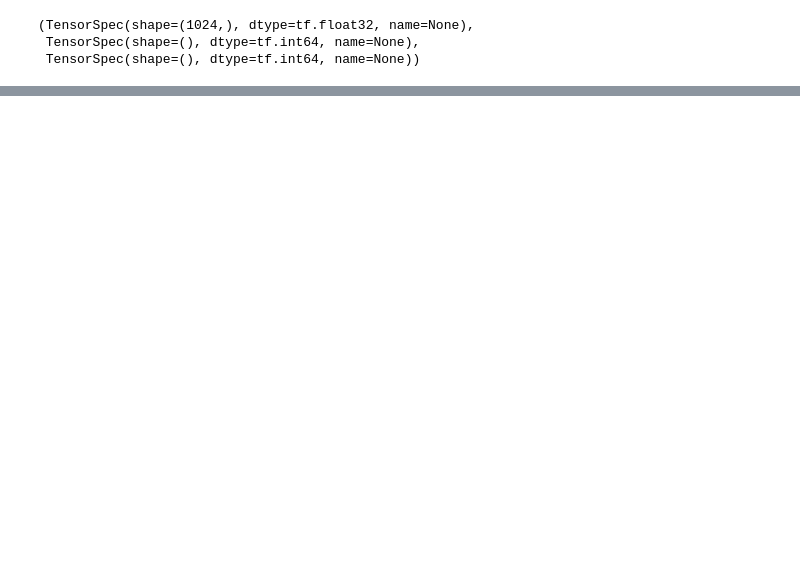
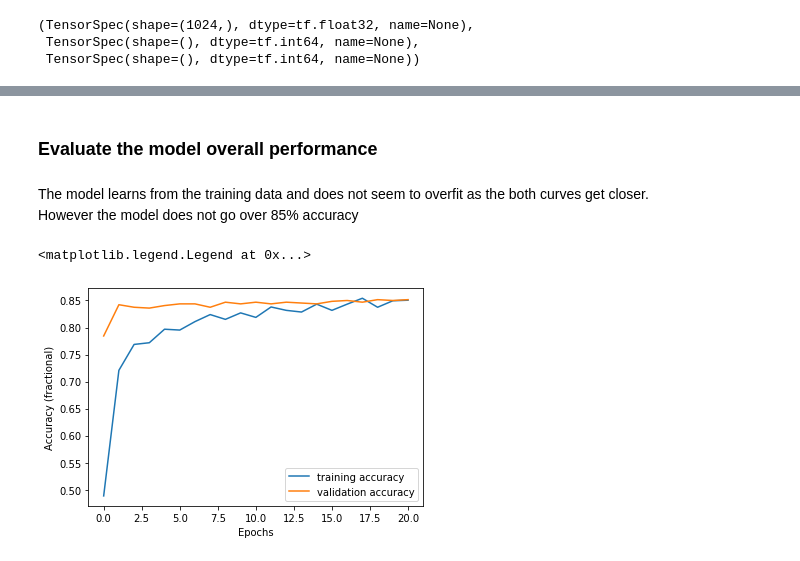
Before and after one commit to Antoine-Cohen/PI2_Hearme, a Jupyter notebook: Classification_audio.ipynb, the cells around one changed output, grey strips where cells are left out. Saved outputs shown, nothing was run; the diff lists cells and outputs as text; code cells hidden in the pictures; blank space fills up the shorter version.

```diff
--- a/Classification_audio.ipynb
+++ b/Classification_audio.ipynb
@@ -115,7 +140,3 @@ sample_rate
 # %%
 class_map_path = yamnet_model.class_map_path().numpy().decode('utf-8')
 class_names =list(pd.read_csv(class_map_path)['display_name'])
-
-for name in class_names[:20]:
-  print(name)
-print('...')
@@ -469,0 +295,23 @@ print(f'[Your model] The main sound is: {your_inferred_class} ({your_top_score})
+# %%
+my_model = tf.keras.Sequential([
+    tf.keras.layers.Input(shape=(1024), dtype=tf.float32,
+                          name='input_embedding'),
+    tf.keras.layers.Dropout(0.4),
+    tf.keras.layers.Dense(64, activation='relu'),
+    tf.keras.layers.Dropout(0.4),
+    tf.keras.layers.Dense(len(cat_list),activation = 'softmax')
+], name='my_model')
+
+
+# my_model = tf.keras.Sequential([
+#     tf.keras.layers.Input(shape=(1024), dtype=tf.float32,
+#                           name='input_embedding'),
+#     tf.keras.layers.BatchNormalization(),
+#     tf.keras.layers.Dropout(0.2),
+#     tf.keras.layers.Dense(512, activation='relu'),
+#     tf.keras.layers.BatchNormalization(),
+#     tf.keras.layers.Dropout(0.2),
+#     tf.keras.layers.Dense(len(cat_list))
+# ], name='my_model')
+
+# my_model.summary()
@@ -469,0 +325,3 @@ print(f'[Your model] The main sound is: {your_inferred_class} ({your_top_score})
+# %%
+es = EarlyStopping(monitor='val_loss', mode='auto', verbose=0,patience=10)
+mc = ModelCheckpoint('best_model.h5', monitor='val_accuracy', mode='max', verbose=1, save_best_only=True)
@@ -469,0 +336,6 @@ print(f'[Your model] The main sound is: {your_inferred_class} ({your_top_score})
+# %%
+history = my_model.fit(train_ds,
+                       epochs=1000,
+                       validation_data=val_ds,
+                       callbacks=[es, mc],
+                       verbose = 1)
@@ -469,0 +354,14 @@ print(f'[Your model] The main sound is: {your_inferred_class} ({your_top_score})
+# %% [markdown]
+### Evaluate the model overall performance
+# %% [markdown]
+The model learns from the training data and does not seem to overfit as the both curves get closer. <br>
+However the model does not go over 85% accuracy
+# %%
+plt.plot(history.history['accuracy'])
+plt.plot(history.history['val_accuracy'])
+plt.xlabel('Epochs')
+plt.ylabel('Accuracy (fractional)')
+plt.legend(['training accuracy', 'validation accuracy'], loc='best')
+# %% [output]
+<matplotlib.legend.Legend at 0x...>
+[figure, added]
```
Also changed, not shown: parts of 70 cells of this notebook.
